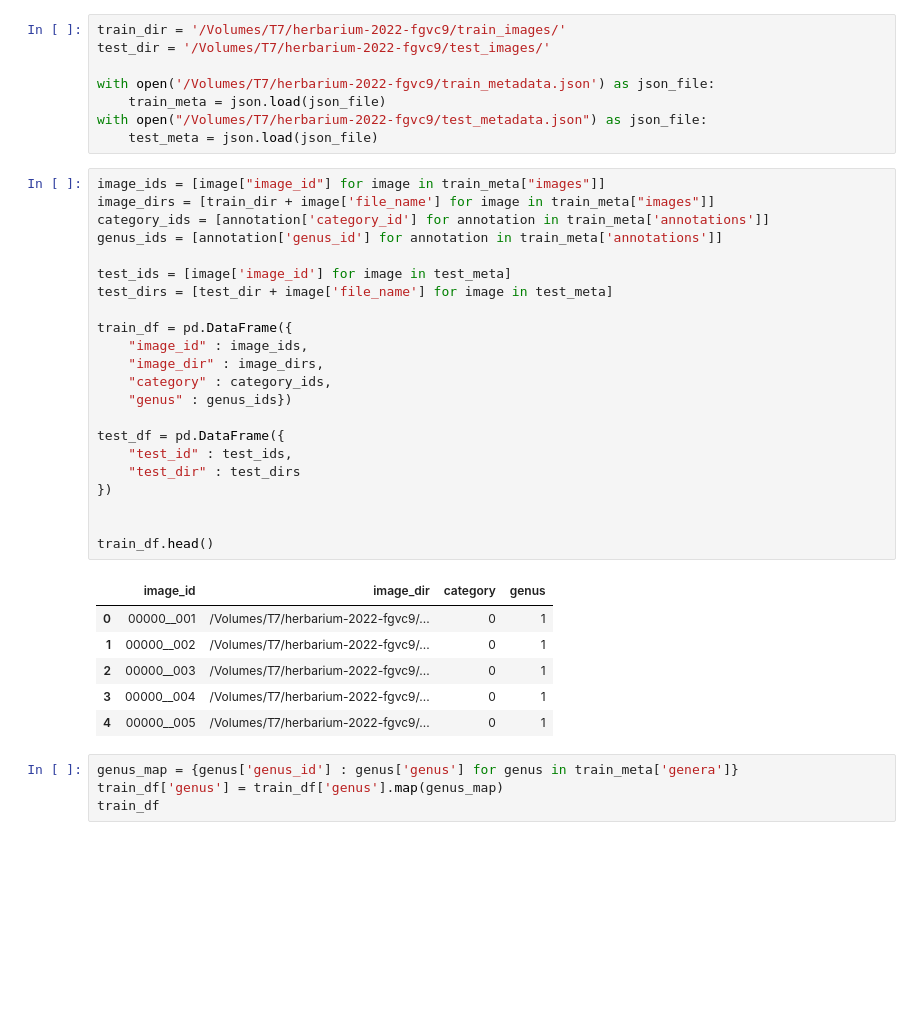
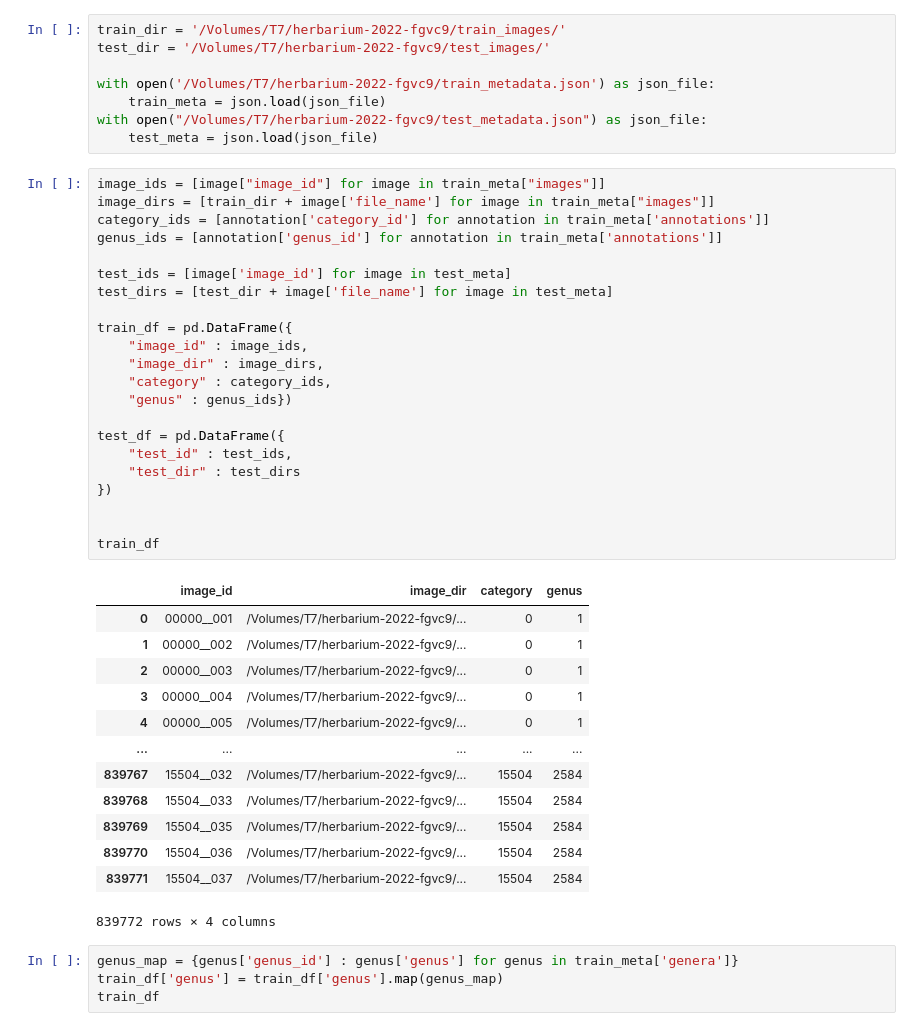
Before and after one commit to liuyoshio/Herbarium-Identification, a Jupyter notebook: test.ipynb, the cells around one changed output. Saved outputs shown, nothing was run; the diff lists cells and outputs as text; blank space fills up the shorter version.

```diff
--- a/test.ipynb
+++ b/test.ipynb
@@ -16,32 +16,39 @@ with open("/Volumes/T7/herbarium-2022-fgvc9/test_metadata.json") as json_file:
 # %%
 image_ids = [image["image_id"] for image in train_meta["images"]]
 image_dirs = [train_dir + image['file_name'] for image in train_meta["images"]]
 category_ids = [annotation['category_id'] for annotation in train_meta['annotations']]
 genus_ids = [annotation['genus_id'] for annotation in train_meta['annotations']]
 
 test_ids = [image['image_id'] for image in test_meta]
 test_dirs = [test_dir + image['file_name'] for image in test_meta]
 
 train_df = pd.DataFrame({
     "image_id" : image_ids,
     "image_dir" : image_dirs,
     "category" : category_ids,
     "genus" : genus_ids})
 
 test_df = pd.DataFrame({
     "test_id" : test_ids,
     "test_dir" : test_dirs
 })
 
 
-train_df.head()
+train_df
 # %% [output]
 |  | image_id | image_dir | category | genus |
 | 0 | 00000__001 | /Volumes/T7/herbarium-2022-fgvc9/... | 0 | 1 |
 | 1 | 00000__002 | /Volumes/T7/herbarium-2022-fgvc9/... | 0 | 1 |
 | 2 | 00000__003 | /Volumes/T7/herbarium-2022-fgvc9/... | 0 | 1 |
 | 3 | 00000__004 | /Volumes/T7/herbarium-2022-fgvc9/... | 0 | 1 |
 | 4 | 00000__005 | /Volumes/T7/herbarium-2022-fgvc9/... | 0 | 1 |
+| ... | ... | ... | ... | ... |
+| 839767 | 15504__032 | /Volumes/T7/herbarium-2022-fgvc9/... | 15504 | 2584 |
+| 839768 | 15504__033 | /Volumes/T7/herbarium-2022-fgvc9/... | 15504 | 2584 |
+| 839769 | 15504__035 | /Volumes/T7/herbarium-2022-fgvc9/... | 15504 | 2584 |
+| 839770 | 15504__036 | /Volumes/T7/herbarium-2022-fgvc9/... | 15504 | 2584 |
+| 839771 | 15504__037 | /Volumes/T7/herbarium-2022-fgvc9/... | 15504 | 2584 |
+839772 rows × 4 columns
 # %%
 genus_map = {genus['genus_id'] : genus['genus'] for genus in train_meta['genera']}
 train_df['genus'] = train_df['genus'].map(genus_map)
```
Also changed, not shown: parts of 9 cells of this notebook, 2 other files.
